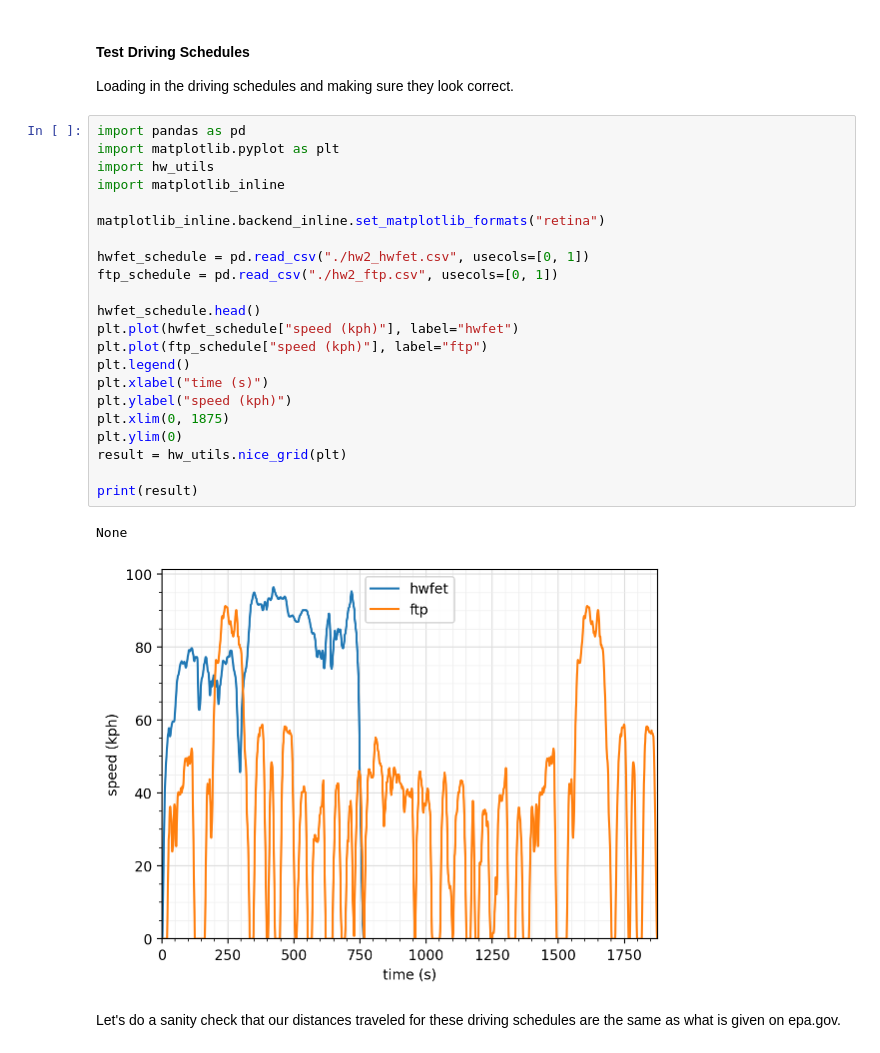
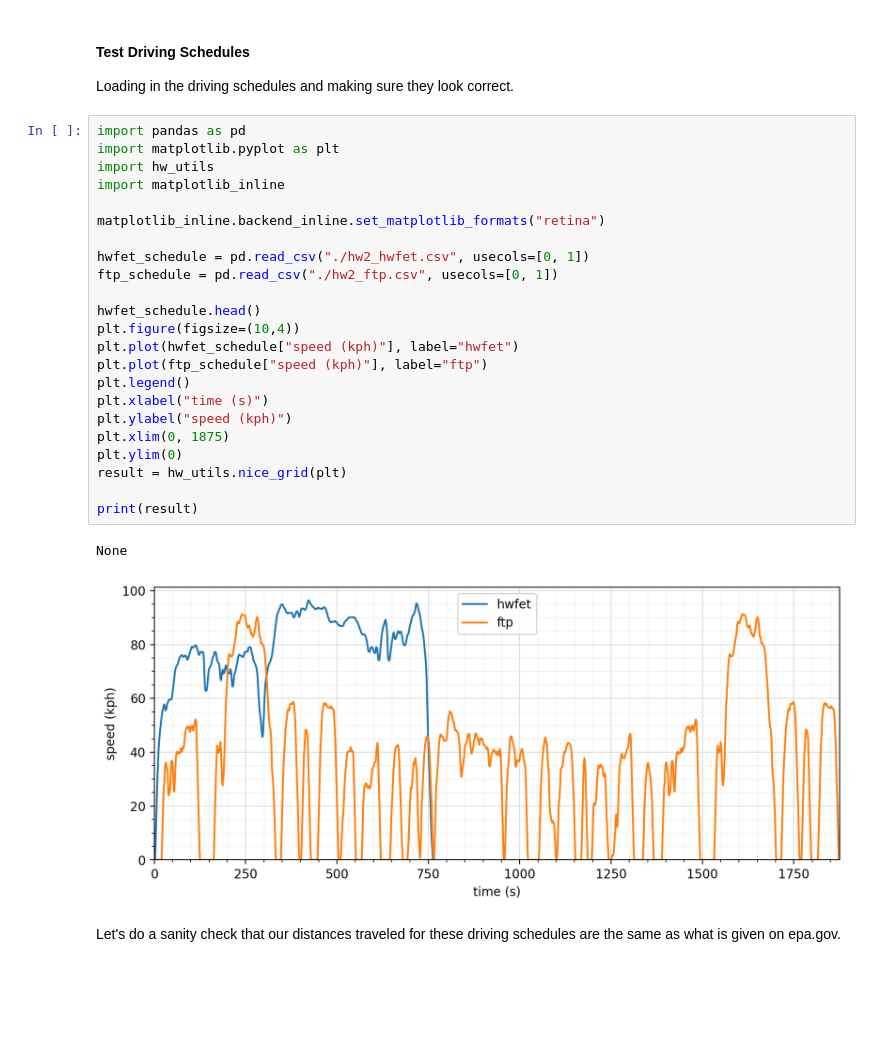
Before and after one commit to davvidbaker/aes-hw-s24, a Jupyter notebook: transportation/hw2.ipynb, the cells around one changed output. Drawn from its saved outputs; the diff is of its cells as text; blank space fills up the shorter version.

```diff
--- a/transportation/hw2.ipynb
+++ b/transportation/hw2.ipynb
@@ -43,28 +50,29 @@ Loading in the driving schedules and making sure they look correct.
 # %%
 import pandas as pd
 import matplotlib.pyplot as plt
 import hw_utils
 import matplotlib_inline
 
 matplotlib_inline.backend_inline.set_matplotlib_formats("retina")
 
 hwfet_schedule = pd.read_csv("./hw2_hwfet.csv", usecols=[0, 1])
 ftp_schedule = pd.read_csv("./hw2_ftp.csv", usecols=[0, 1])
 
 hwfet_schedule.head()
+plt.figure(figsize=(10,4))
 plt.plot(hwfet_schedule["speed (kph)"], label="hwfet")
 plt.plot(ftp_schedule["speed (kph)"], label="ftp")
 plt.legend()
 plt.xlabel("time (s)")
 plt.ylabel("speed (kph)")
 plt.xlim(0, 1875)
 plt.ylim(0)
 result = hw_utils.nice_grid(plt)
 
 print(result)
 # %% [output]
 None
-[figure, old version]
+[figure, new version]
 # %% [markdown]
 Let's do a sanity check that our distances traveled for these driving schedules are the same as what is given on epa.gov.
 # %%
```
Also changed, not shown: parts of 11 cells of this notebook.
